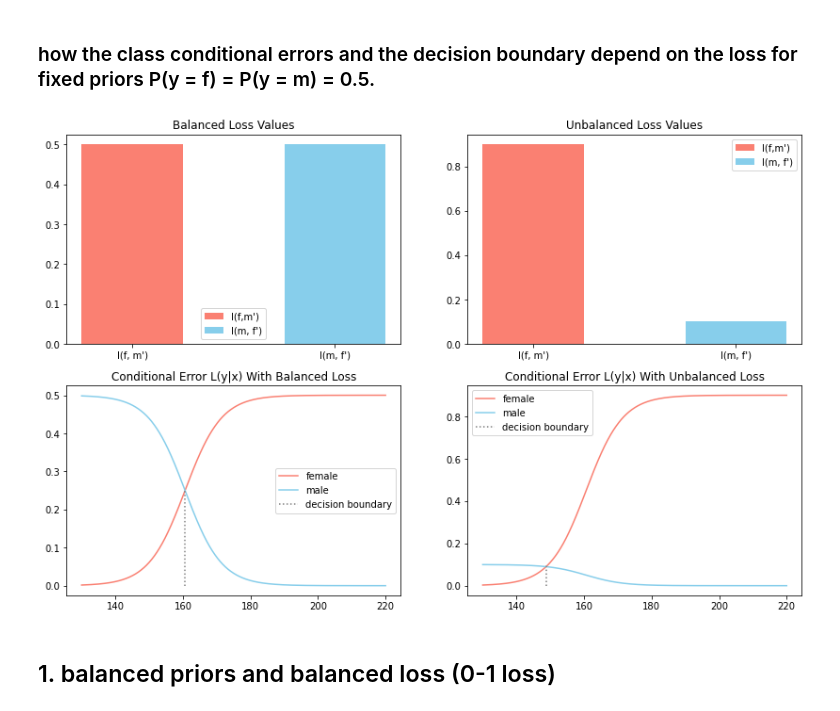
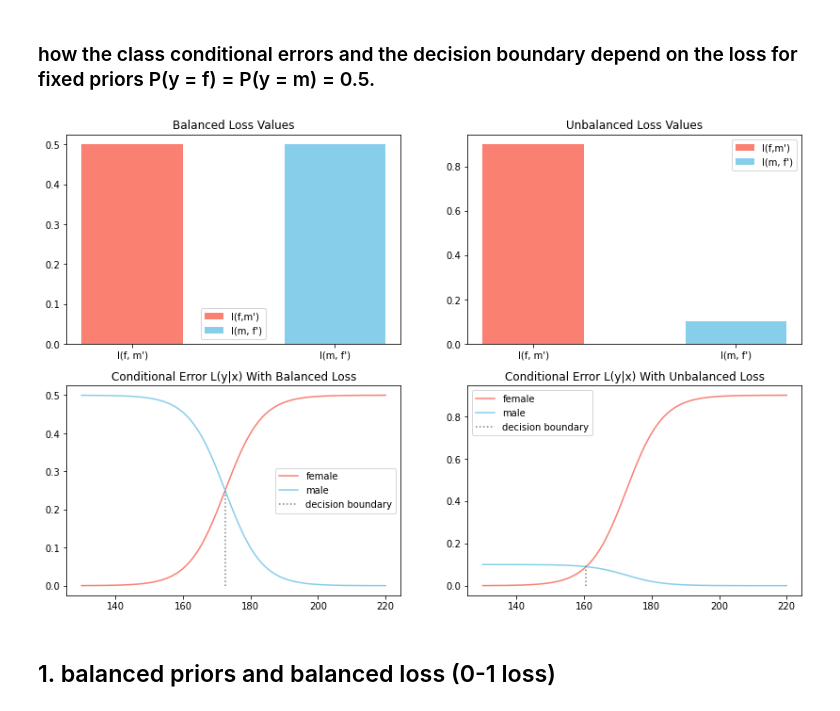
Before and after one commit to nabilfatih/Bayesian-Decision-Theory, a Jupyter notebook: talk.ipynb, the cells around one changed output. Saved outputs shown, nothing was run; the diff lists cells and outputs as text; code cells hidden in the pictures.

```diff
--- a/talk.ipynb
+++ b/talk.ipynb
@@ -142,30 +142,30 @@ plt.show()
 # %%
 fig, ax = plt.subplots(2, 2, figsize=(14, 9))
 
 ax[0, 0].bar("l(f, m')", female_loss, color="salmon", width=0.5, label="l(f,m')")
 ax[0, 0].bar("l(m, f')", male_loss, color="skyblue", width=0.5, label="l(m, f')")
 ax[0, 0].set_title("Balanced Loss Values")
 
 ax[0, 1].bar("l(f, m')", 0.9, color="salmon", width=0.5, label="l(f,m')")
 ax[0, 1].bar("l(m, f')", 0.1, color="skyblue", width=0.5, label="l(m, f')")
 ax[0, 1].set_title("Unbalanced Loss Values")
 
-ax[1, 0].plot(x, female_conditional_error["unbalanced"], color="salmon", label="female")
-ax[1, 0].plot(x, male_conditional_error["unbalanced"], color="skyblue", label="male")
-ax[1, 0].vlines(decision_boundary["unbalanced"], 0, 0.25, colors='gray', linestyles='dotted', label="decision boundary")
+ax[1, 0].plot(x, female_conditional_error["balanced"], color="salmon", label="female")
+ax[1, 0].plot(x, male_conditional_error["balanced"], color="skyblue", label="male")
+ax[1, 0].vlines(decision_boundary["balanced"], 0, 0.25, colors='gray', linestyles='dotted', label="decision boundary")
 ax[1, 0].set_title("Conditional Error L(y|x) With Balanced Loss")
 
-ax[1, 1].plot(x, female_conditional_error_unbalanced_loss_prior, color="salmon", label="female")
-ax[1, 1].plot(x, male_conditional_error_unbalanced_loss_prior, color="skyblue", label="male")
-ax[1, 1].vlines(x[np.unique(female_posterior["unbalanced"] <= 0.9, return_counts=True)[1][0] - 1], 0, 0.1, colors='gray', linestyles='dotted', label="decision boundary")
+ax[1, 1].plot(x, female_conditional_error_unbalanced_loss, color="salmon", label="female")
+ax[1, 1].plot(x, male_conditional_error_unbalanced_loss, color="skyblue", label="male")
+ax[1, 1].vlines(x[np.unique(female_posterior["unbalanced"] <= 0.5, return_counts=True)[1][0] - 1], 0, 0.1, colors='gray', linestyles='dotted', label="decision boundary")
 ax[1, 1].set_title("Conditional Error L(y|x) With Unbalanced Loss")
 
 for ax in ax.flat:
     ax.legend()
 
 plt.show()
 # %% [output]
-[figure, old version]
+[figure, new version]
 # %% [markdown]
 ## 1. balanced priors and balanced loss (0-1 loss)
 # %%
```
Also changed, not shown: 1 other file.
